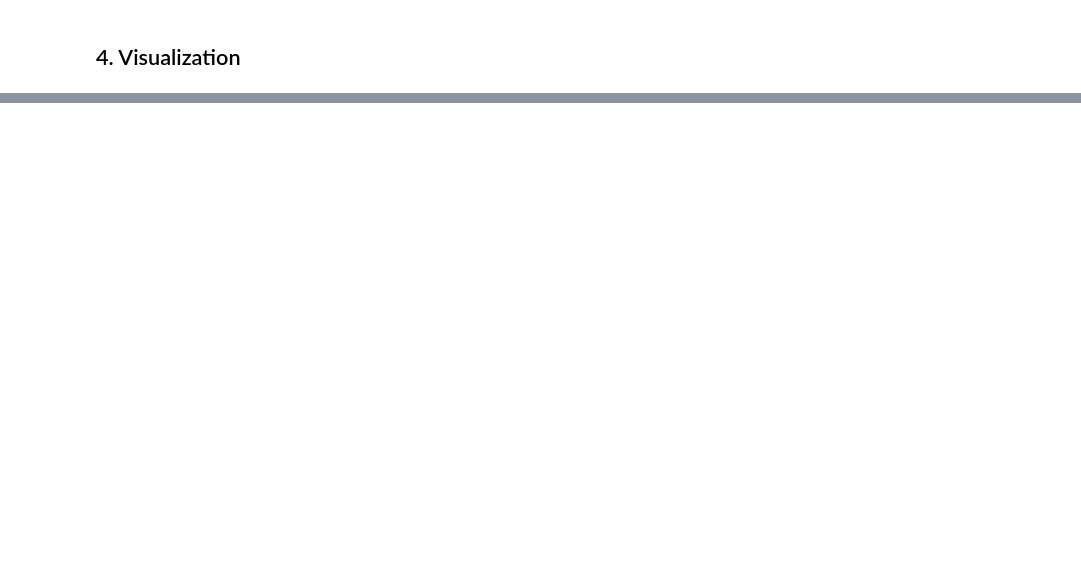
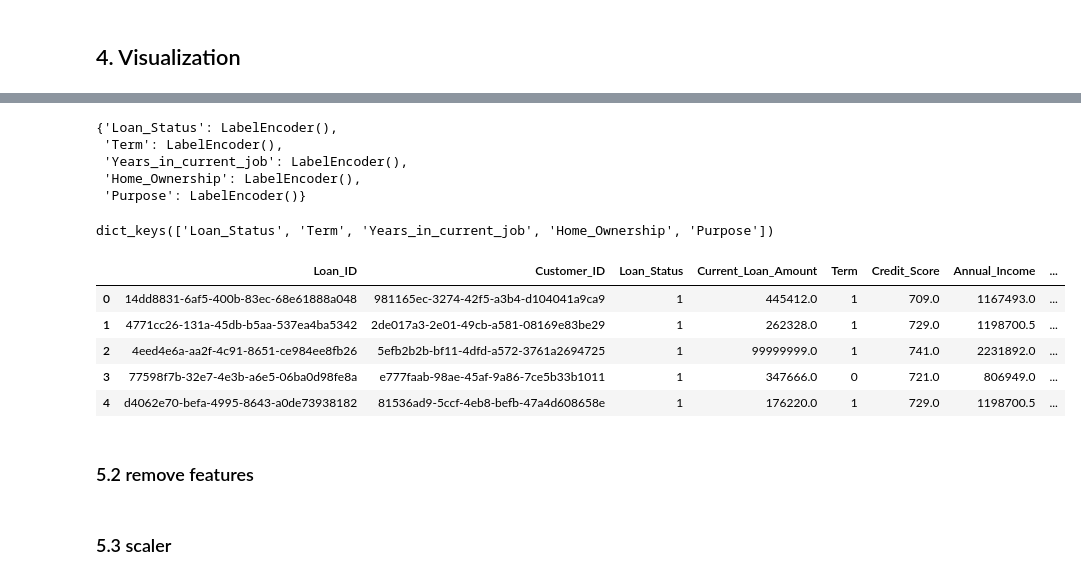
Before and after one commit to RaflyQowi/End-to-End-Loan-Status-Classification, a Jupyter notebook: research/EDA.ipynb, the cells around one changed output, grey strips where cells are left out. Saved outputs shown, nothing was run; the diff lists cells and outputs as text; code cells hidden in the pictures; blank space fills up the shorter version.

```diff
--- a/research/EDA.ipynb
+++ b/research/EDA.ipynb
@@ -310,0 +350,4 @@ pd.concat(
+# %%
+# Checking the values of each unique value on the categorical feature
+for feature in categorical_features:
+    print(f"We have {df[feature].nunique()} unique value on {feature}:\n{df[feature].unique()}\n")
@@ -310,0 +373,15 @@ pd.concat(
+# %%
+def encode_cat(df: pd.DataFrame, categorical_features: List[str]) -> pd.DataFrame:
+    label_encoders = {}
+
+    for feature in categorical_features:
+        le = LabelEncoder()
+        df[feature] = le.fit_transform(df[feature])
+        label_encoders[feature] = le
+
+    # Save the label encoders
+    save_bin(data=label_encoders, path=Path("artifacts/data_transformation/label_encoders.joblib"))
+
+    return df
+# %%
+df = encode_cat(df, categorical_features)
@@ -310,0 +394,23 @@ pd.concat(
+# %%
+label
+# %% [output]
+{'Loan_Status': LabelEncoder(),
+ 'Term': LabelEncoder(),
+ 'Years_in_current_job': LabelEncoder(),
+ 'Home_Ownership': LabelEncoder(),
+ 'Purpose': LabelEncoder()}
+# %%
+label.keys()
+# %% [output]
+dict_keys(['Loan_Status', 'Term', 'Years_in_current_job', 'Home_Ownership', 'Purpose'])
+# %%
+df.head()
+# %% [output]
+|  | Loan_ID | Customer_ID | Loan_Status | Current_Loan_Amount | Term | Credit_Score | Annual_Income | ... |
+| 0 | 14dd8831-6af5-400b-83ec-68e61888a048 | 981165ec-3274-42f5-a3b4-d104041a9ca9 | 1 | 445412.0 | 1 | 709.0 | 1167493.0 | ... |
+| 1 | 4771cc26-131a-45db-b5aa-537ea4ba5342 | 2de017a3-2e01-49cb-a581-08169e83be29 | 1 | 262328.0 | 1 | 729.0 | 1198700.5 | ... |
+| 2 | 4eed4e6a-aa2f-4c91-8651-ce984ee8fb26 | 5efb2b2b-bf11-4dfd-a572-3761a2694725 | 1 | 99999999.0 | 1 | 741.0 | 2231892.0 | ... |
+| 3 | 77598f7b-32e7-4e3b-a6e5-06ba0d98fe8a | e777faab-98ae-45af-9a86-7ce5b33b1011 | 1 | 347666.0 | 0 | 721.0 | 806949.0 | ... |
+| 4 | d4062e70-befa-4995-8643-a0de73938182 | 81536ad9-5ccf-4eb8-befb-47a4d608658e | 1 | 176220.0 | 1 | 729.0 | 1198700.5 | ... |
+# %% [markdown]
+### 5.2 remove features
@@ -310,0 +419,2 @@ pd.concat(
+# %% [markdown]
+### 5.3 scaler
```
Also changed, not shown: parts of 17 cells of this notebook, 9 other files.
